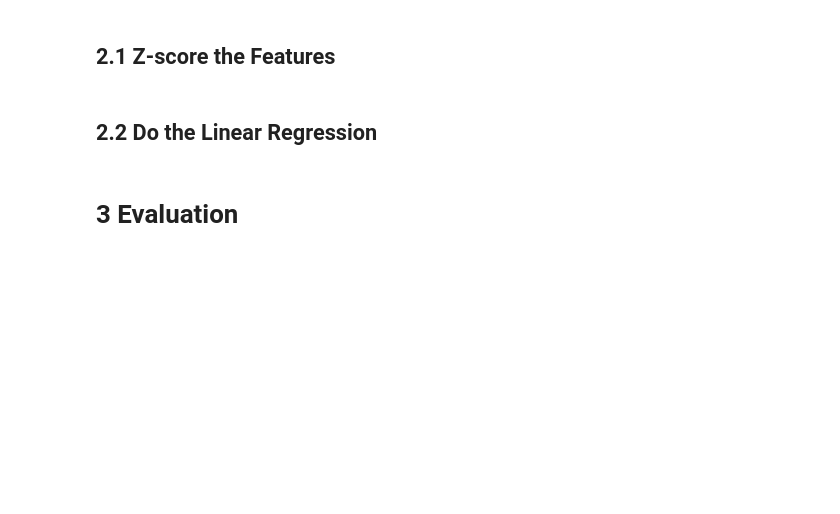
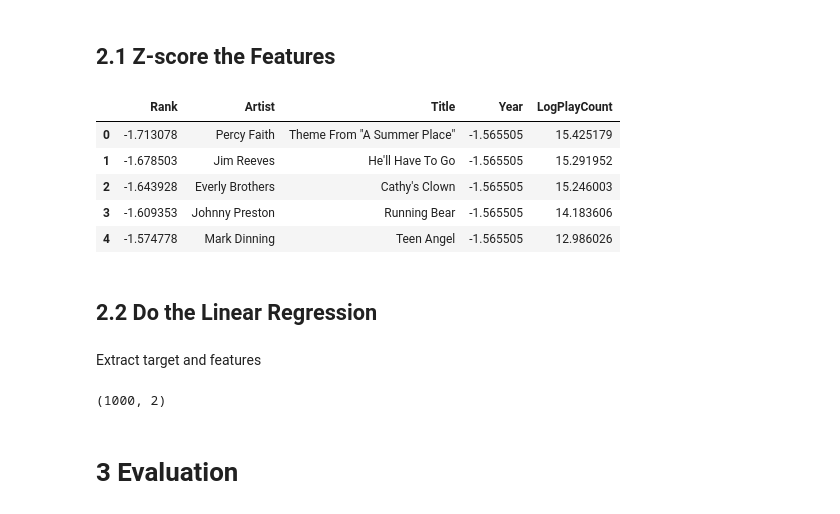
Before and after one commit to caitaozhan/CSE519-Homework-Project, a Jupyter notebook: TheProject/src/music-Caitao.ipynb, the cells around one changed output. Cells and saved outputs as stored; diff of their text form; code cells hidden in the pictures; blank space fills up the shorter version.

```diff
--- a/TheProject/src/music-Caitao.ipynb
+++ b/TheProject/src/music-Caitao.ipynb
@@ -122,2 +161,13 @@ def z_score_norm(df, feature_list):
+# %%
+df_music_clean.head()
+# %% [output]
+|  | Rank | Artist | Title | Year | LogPlayCount |
+| 0 | -1.713078 | Percy Faith | Theme From "A Summer Place" | -1.565505 | 15.425179 |
+| 1 | -1.678503 | Jim Reeves | He'll Have To Go | -1.565505 | 15.291952 |
+| 2 | -1.643928 | Everly Brothers | Cathy's Clown | -1.565505 | 15.246003 |
+| 3 | -1.609353 | Johnny Preston | Running Bear | -1.565505 | 14.183606 |
+| 4 | -1.574778 | Mark Dinning | Teen Angel | -1.565505 | 12.986026 |
 # %% [markdown]
 ## 2.2 Do the Linear Regression
+# %% [markdown]
+Extract target and features
@@ -124,2 +177,6 @@ def z_score_norm(df, feature_list):
+# %%
+feature.shape
+# %% [output]
+(1000, 2)
 # %% [markdown]
 # 3 Evaluation
```
Also changed, not shown: parts of 13 cells of this notebook, 1 other file.
